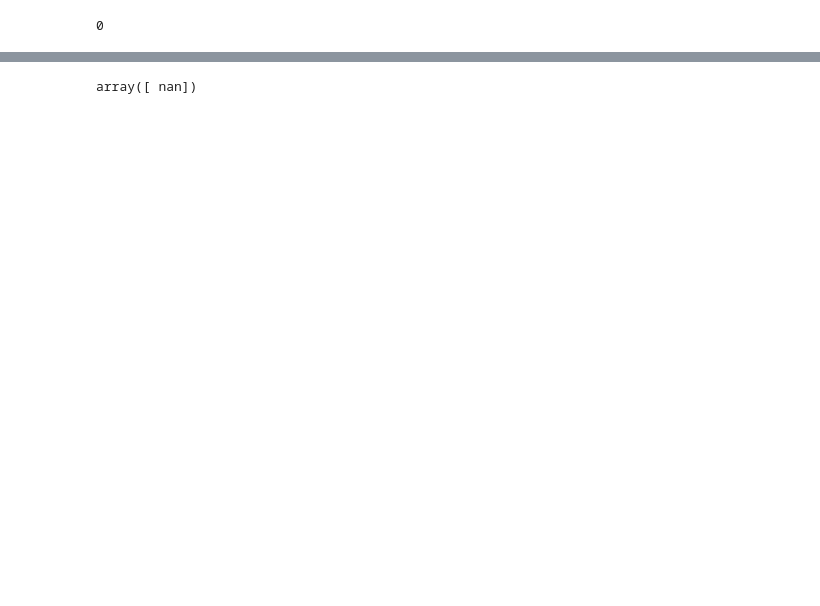
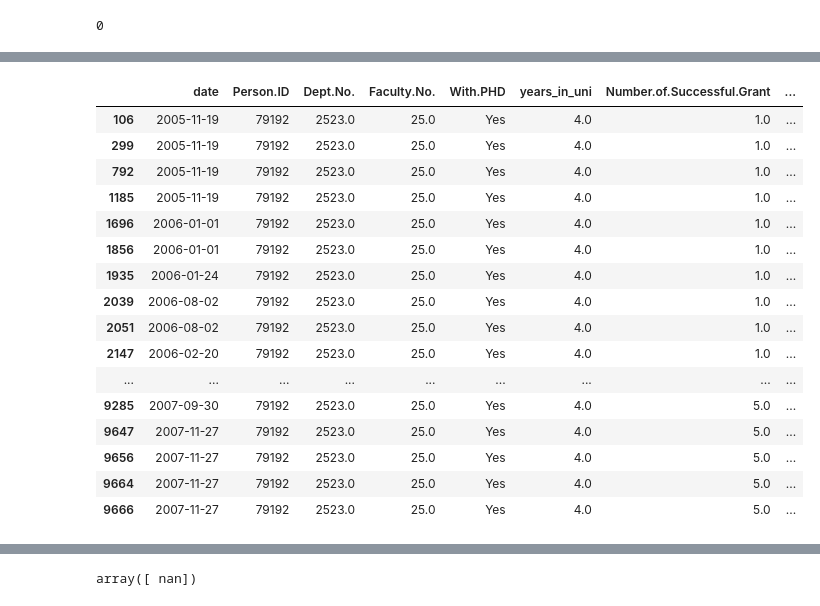
Before and after one commit to diegoami/DSRetreat_Melbourne_DIOLEM, a Jupyter notebook: scripts/emanuel_working.ipynb, the cells around one changed output, grey strips where cells are left out. Saved outputs shown, nothing was run; the diff lists cells and outputs as text; code cells hidden in the pictures; blank space fills up the shorter version.

Commit message:
took out the role of persons dynamic table

```diff
--- a/scripts/emanuel_working.ipynb
+++ b/scripts/emanuel_working.ipynb
@@ -211,0 +205,34 @@ array([ True,  True,  True, False, False, False,  True,  True,  True,
+# %%
+# in the dynamic df comes ecervything that is not in the static + the key
+df_p_dyn = df_p.loc[:,( (~(df_p.columns.isin(static_columns))) | df_p.columns.isin(['id','Person.ID']))]
+# we only remove the Role, since we will have a seperate table for this
+df_p_dyn = df_p_dyn.loc[:,~df_p_dyn.columns.isin(['Role']) ]
+
+#df_p_before_join = df_p_dyn.loc[:,'id'].size
+
+df_p_dyn  = pd.merge( df.loc[:,['id','date']], df_p_dyn, on = 'id')
+#print(df_p_dyn.loc[:,'id'].size == df_p_before_join)
+
+df_p_dyn = df_p_dyn.loc[:,~df_p_dyn.columns.isin(['id']) ]
+
+df_p_dyn.to_csv(  '../data/'+ input_type + '_person_dyn_raw.csv',index = False)
+# %%
+df_p_dyn.loc[df_p_dyn.loc[:,'Person.ID'] == '79192',:]
+# %% [output]
+|  | date | Person.ID | Dept.No. | Faculty.No. | With.PHD | years_in_uni | Number.of.Successful.Grant | ... |
+| 106 | 2005-11-19 | 79192 | 2523.0 | 25.0 | Yes | 4.0 | 1.0 | ... |
+| 299 | 2005-11-19 | 79192 | 2523.0 | 25.0 | Yes | 4.0 | 1.0 | ... |
+| 792 | 2005-11-19 | 79192 | 2523.0 | 25.0 | Yes | 4.0 | 1.0 | ... |
+| 1185 | 2005-11-19 | 79192 | 2523.0 | 25.0 | Yes | 4.0 | 1.0 | ... |
+| 1696 | 2006-01-01 | 79192 | 2523.0 | 25.0 | Yes | 4.0 | 1.0 | ... |
+| 1856 | 2006-01-01 | 79192 | 2523.0 | 25.0 | Yes | 4.0 | 1.0 | ... |
+| 1935 | 2006-01-24 | 79192 | 2523.0 | 25.0 | Yes | 4.0 | 1.0 | ... |
+| 2039 | 2006-08-02 | 79192 | 2523.0 | 25.0 | Yes | 4.0 | 1.0 | ... |
+| 2051 | 2006-08-02 | 79192 | 2523.0 | 25.0 | Yes | 4.0 | 1.0 | ... |
+| 2147 | 2006-02-20 | 79192 | 2523.0 | 25.0 | Yes | 4.0 | 1.0 | ... |
+| ... | ... | ... | ... | ... | ... | ... | ... | ... |
+| 9285 | 2007-09-30 | 79192 | 2523.0 | 25.0 | Yes | 4.0 | 5.0 | ... |
+| 9647 | 2007-11-27 | 79192 | 2523.0 | 25.0 | Yes | 4.0 | 5.0 | ... |
+| 9656 | 2007-11-27 | 79192 | 2523.0 | 25.0 | Yes | 4.0 | 5.0 | ... |
+| 9664 | 2007-11-27 | 79192 | 2523.0 | 25.0 | Yes | 4.0 | 5.0 | ... |
+| 9666 | 2007-11-27 | 79192 | 2523.0 | 25.0 | Yes | 4.0 | 5.0 | ... |
```
Also changed, not shown: parts of 3 cells of this notebook, 2 other files.
